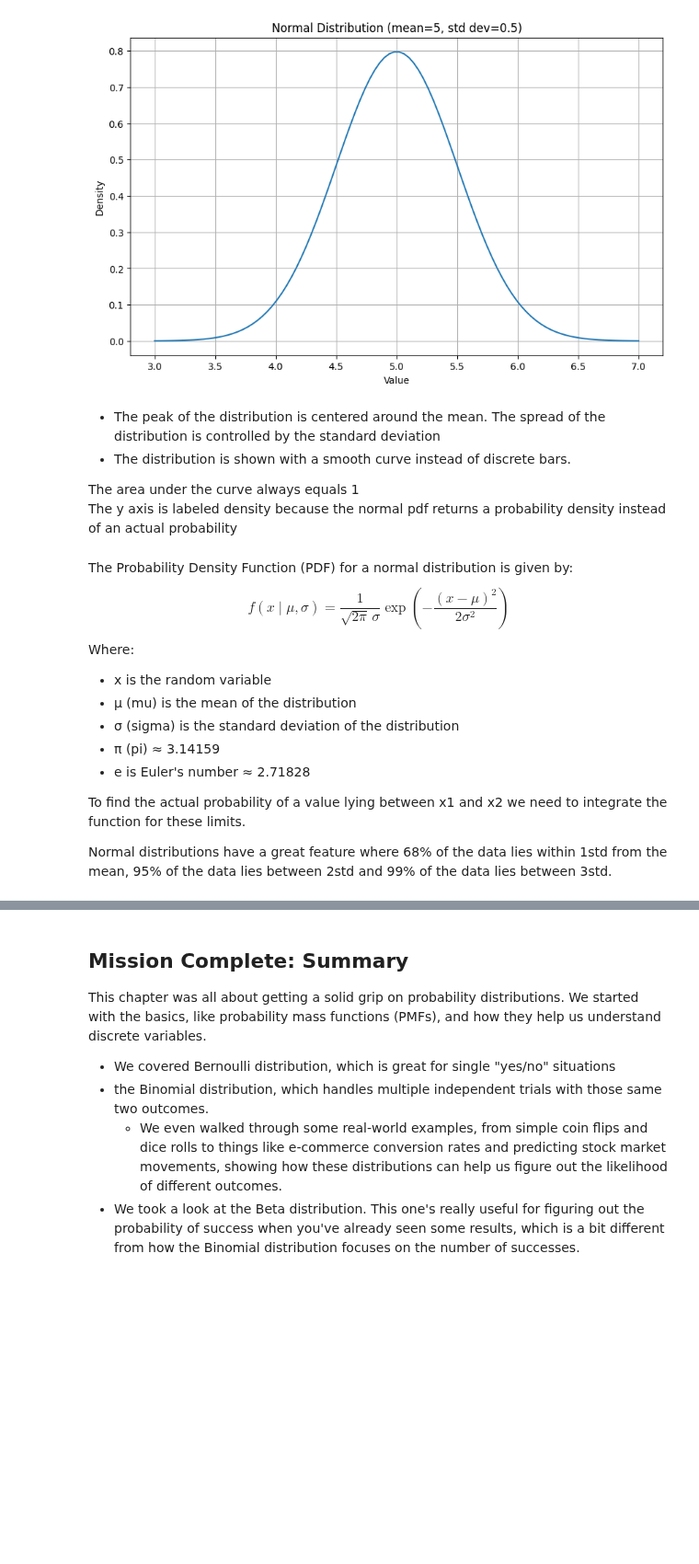
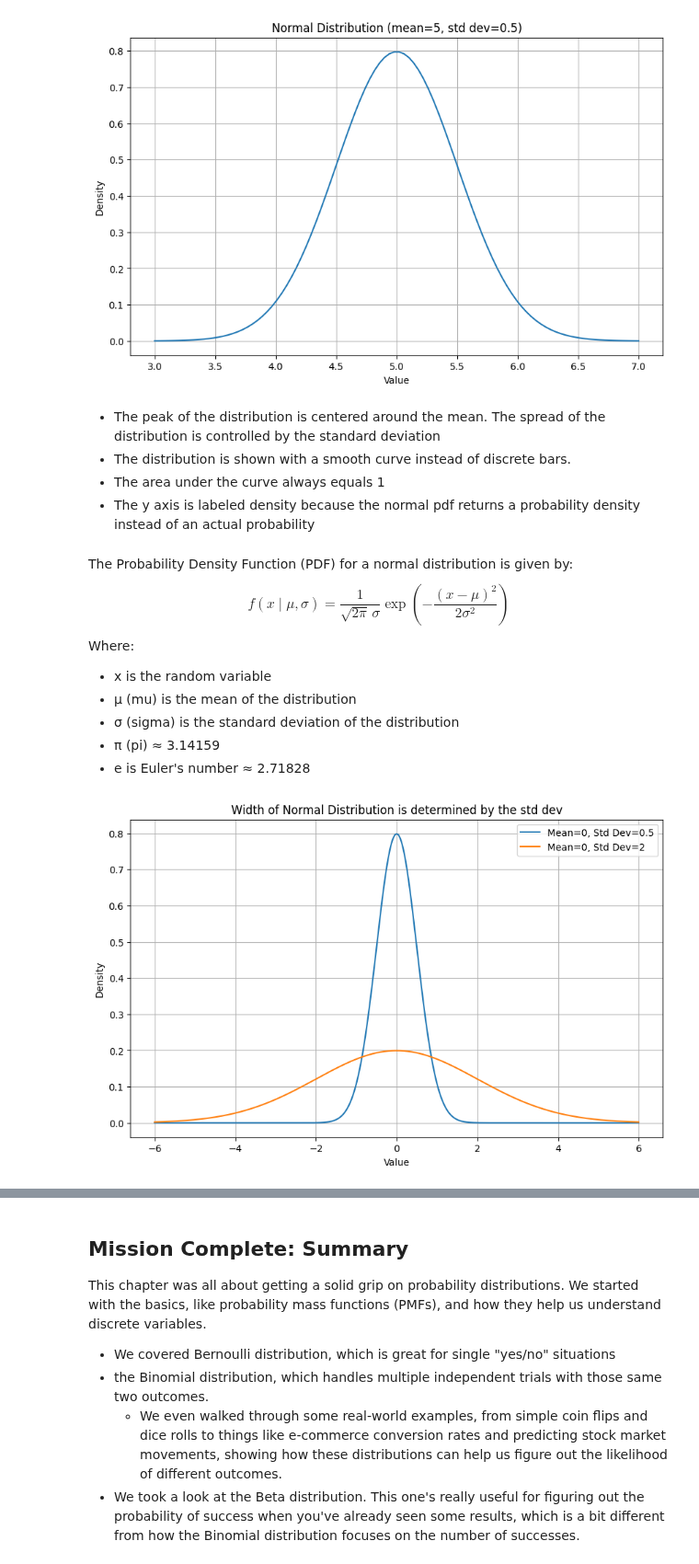
Before and after one commit to RohanRanshinge/causal-inference, a Jupyter notebook: zero-to-hero-bsts/PART_I-Bayesian-Statistics/04-Probability-Distributions.ipynb, the cells around one changed output, grey strips where cells are left out. Shown at 92% size. Cells and saved outputs as stored; diff of their text form; code cells hidden in the pictures; blank space fills up the shorter version.

```diff
--- a/zero-to-hero-bsts/PART_I-Bayesian-Statistics/04-Probability-Distributions.ipynb
+++ b/zero-to-hero-bsts/PART_I-Bayesian-Statistics/04-Probability-Distributions.ipynb
@@ -510,9 +510,8 @@ plt.show()
 
 *  The peak of the distribution is centered around the mean. The spread of the distribution is controlled by the standard deviation
 *  The distribution is shown with a smooth curve instead of discrete bars.
-
-The area under the curve always equals 1
-The y axis is labeled density because the normal pdf returns a probability density instead of an actual probability
+* The area under the curve always equals 1
+* The y axis is labeled density because the normal pdf returns a probability density instead of an actual probability
 # %% [markdown]
 The Probability Density Function (PDF) for a normal distribution is given by:
 $$f(x \mid \mu, \sigma) = \frac{1}{\sqrt{2\pi}\,\sigma} \exp\left(-\frac{(x - \mu)^2}{2\sigma^2}\right)$$
@@ -524,7 +523,40 @@ Where:
 * σ (sigma) is the standard deviation of the distribution
 * π (pi) ≈ 3.14159
 * e is Euler's number ≈ 2.71828
-
-To find the actual probability of a value lying between x1 and x2 we need to integrate the function for these limits.
-
-Normal distributions have a great feature where 68% of the data lies within 1std from the mean, 95% of the data lies between 2std and 99% of the data lies between 3std.
+# %%
+import matplotlib.pyplot as plt
+import numpy as np
+from scipy.stats import norm
+
+# Parameters for the first Normal distribution
+mean1 = 0
+std_dev1 = 0.5
+
+# Parameters for the second Normal distribution
+mean2 = 0
+std_dev2 = 2
+
+# Generate x-values (covering a reasonable range for both distributions)
+x = np.linspace(-6, 6, 1000)
+
+# Calculate the probability density function (PDF) for each x-value
+pdf_values1 = norm.pdf(x, mean1, std_dev1)
+pdf_values2 = norm.pdf(x, mean2, std_dev2)
+
+# Create the plot
+plt.figure(figsize=(10, 6))
+plt.plot(x, pdf_values1, label=f'Mean={mean1}, Std Dev={std_dev1}')
+plt.plot(x, pdf_values2, label=f'Mean={mean2}, Std Dev={std_dev2}')
+
+
+# Add labels and title
+plt.xlabel("Value")
+plt.ylabel("Density")
+plt.title("Width of Normal Distribution is determined by the std dev")
+plt.grid(True)
+plt.legend() # Add a legend to identify the distributions
+
+# Display the plot
+plt.show()
+# %% [output]
+[figure, added]
```
Also changed, not shown: parts of 10 cells of this notebook.
